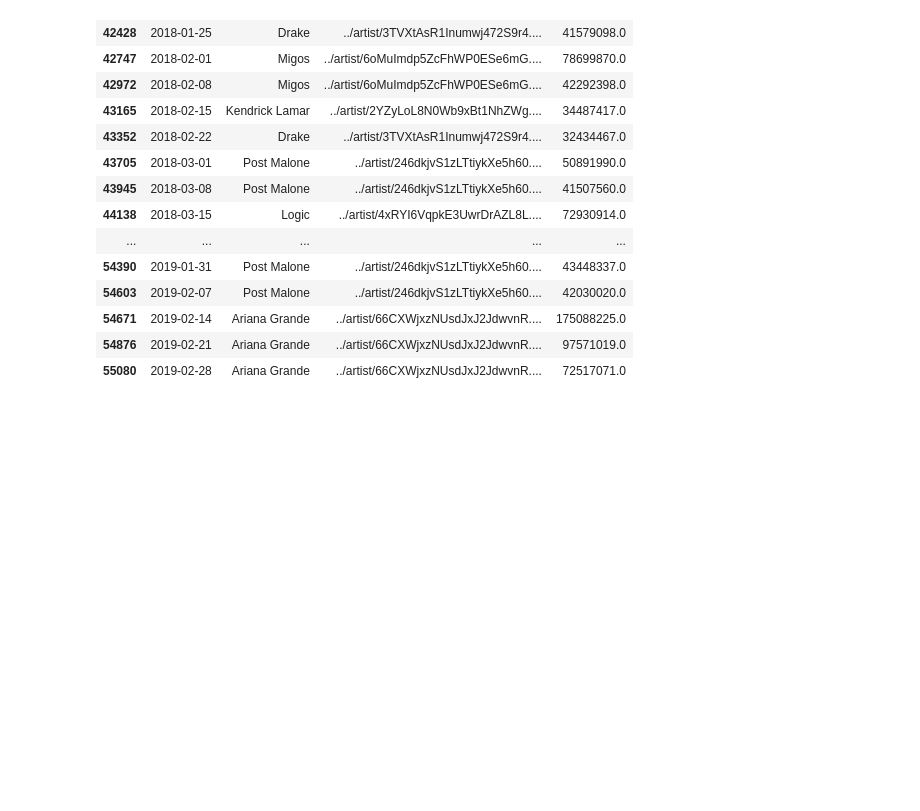
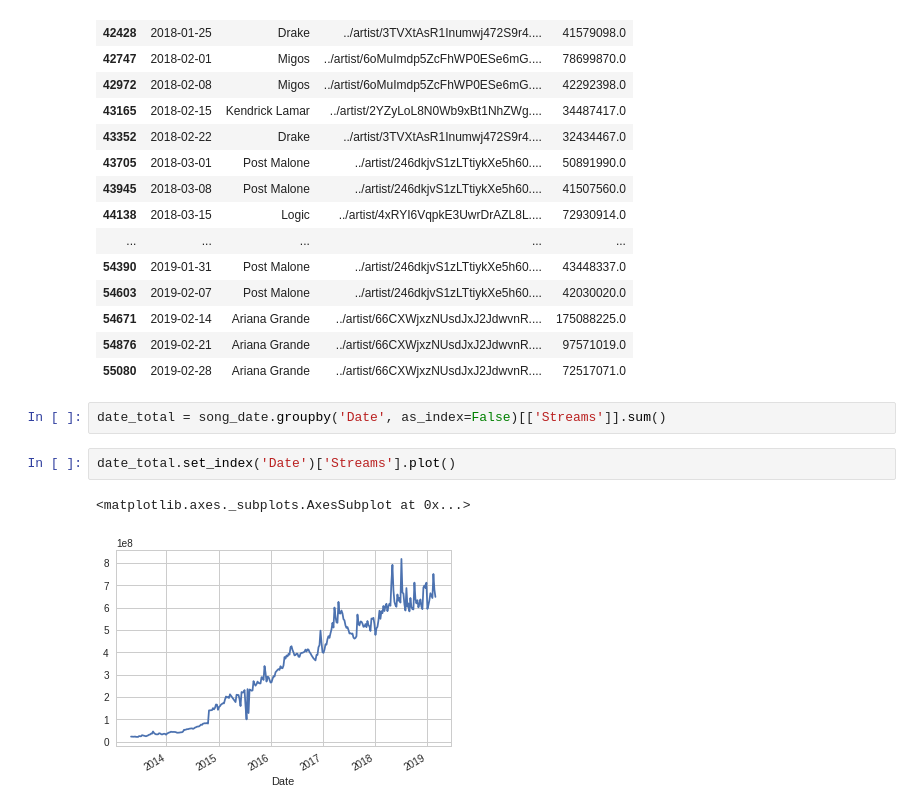
Before and after one commit to haroldfox/ts-stuy-2019, a Jupyter notebook: 02_complete.ipynb, the cells around one changed output. Saved outputs shown, nothing was run; the diff lists cells and outputs as text; blank space fills up the shorter version.

```diff
--- a/02_complete.ipynb
+++ b/02_complete.ipynb
@@ -271,3 +280,10 @@ top_artist.tail(60)
 | 54671 | 2019-02-14 | Ariana Grande | ../artist/66CXWjxzNUsdJxJ2JdwvnR.... | 175088225.0 |
 | 54876 | 2019-02-21 | Ariana Grande | ../artist/66CXWjxzNUsdJxJ2JdwvnR.... | 97571019.0 |
 | 55080 | 2019-02-28 | Ariana Grande | ../artist/66CXWjxzNUsdJxJ2JdwvnR.... | 72517071.0 |
+# %%
+date_total = song_date.groupby('Date', as_index=False)[['Streams']].sum()
+# %%
+date_total.set_index('Date')['Streams'].plot()
+# %% [output]
+<matplotlib.axes._subplots.AxesSubplot at 0x...>
+[figure, added]
```
Also changed, not shown: parts of 23 cells of this notebook.
